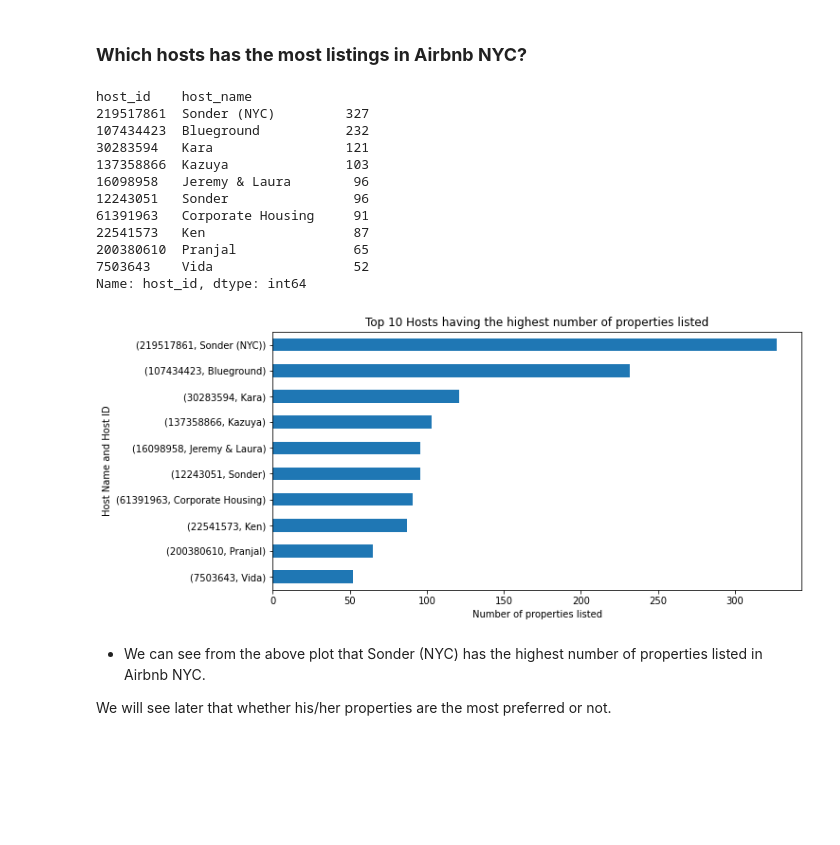
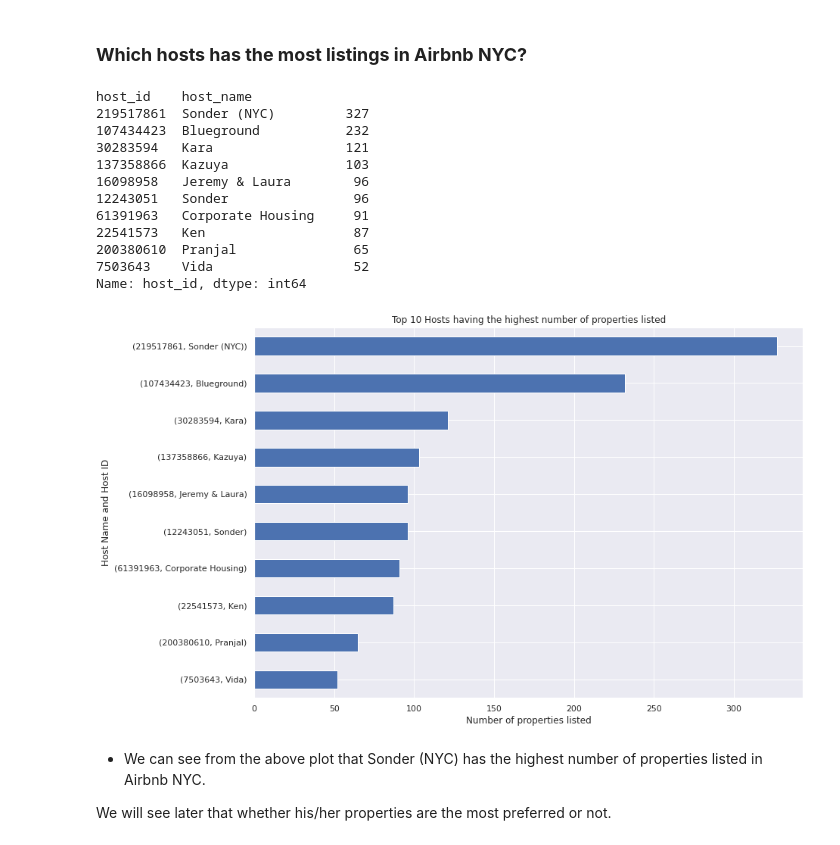
Before and after one commit to Rudrajit12/Airbnb-Bookings-Analysis, a Jupyter notebook: Airbnb_Bookings_Analysis_Capstone_Project.ipynb, the cells around one changed output. Saved outputs shown, nothing was run; the diff lists cells and outputs as text; code cells hidden in the pictures; blank space fills up the shorter version.

```diff
--- a/Airbnb_Bookings_Analysis_Capstone_Project.ipynb
+++ b/Airbnb_Bookings_Analysis_Capstone_Project.ipynb
@@ -18,6 +18,12 @@ import pandas as pd
 import numpy as np
 import matplotlib.pyplot as plt
 import seaborn as sns
+
+import warnings
+warnings.filterwarnings('ignore')
+
+plt.rcParams['figure.figsize'] = [13,9]
+sns.set(rc={'figure.figsize':(13,9)})
 # %%
 # Mount the drive
 from google.colab import drive
@@ -301,28 +305,28 @@ There are 37455 unique Airbnb hosts in New York City.
 # %%
 # top 10 hosts on the basis of count of listings
 top_hosts_listings = bnb_df.groupby(['host_id','host_name'])['host_id'].count().sort_values(ascending=False)[:10]
 print(top_hosts_listings)
 
 # plot the top 10 hosts on the basis of count of listings
-top_hosts_listings.plot.barh(figsize=(10,5)).invert_yaxis()
+top_hosts_listings.plot.barh().invert_yaxis()
 plt.xlabel('Number of properties listed')
 plt.ylabel('Host Name and Host ID')
 plt.title('Top 10 Hosts having the highest number of properties listed')
 plt.show()
 # %% [output]
 host_id    host_name
 219517861  Sonder (NYC)         327
 107434423  Blueground           232
 30283594   Kara                 121
 137358866  Kazuya               103
 16098958   Jeremy & Laura        96
 12243051   Sonder                96
 61391963   Corporate Housing     91
 22541573   Ken                   87
 200380610  Pranjal               65
 7503643    Vida                  52
 Name: host_id, dtype: int64
-[figure, old version]
+[figure, new version]
 # %% [markdown]
 * We can see from the above plot that Sonder (NYC) has the highest number of properties listed in Airbnb NYC.
 
```
Also changed, not shown: parts of 55 cells of this notebook.
